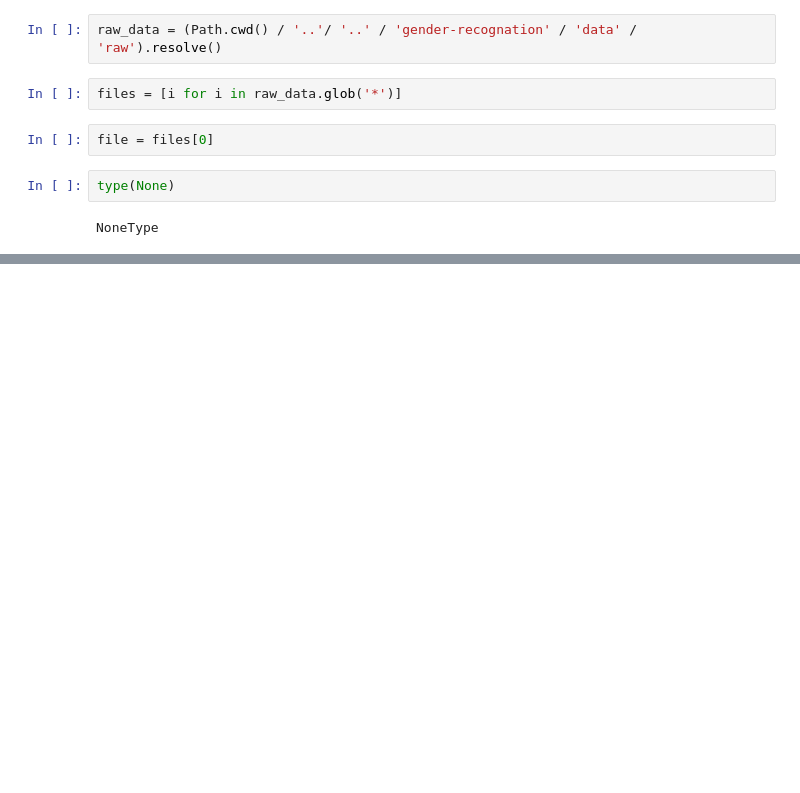
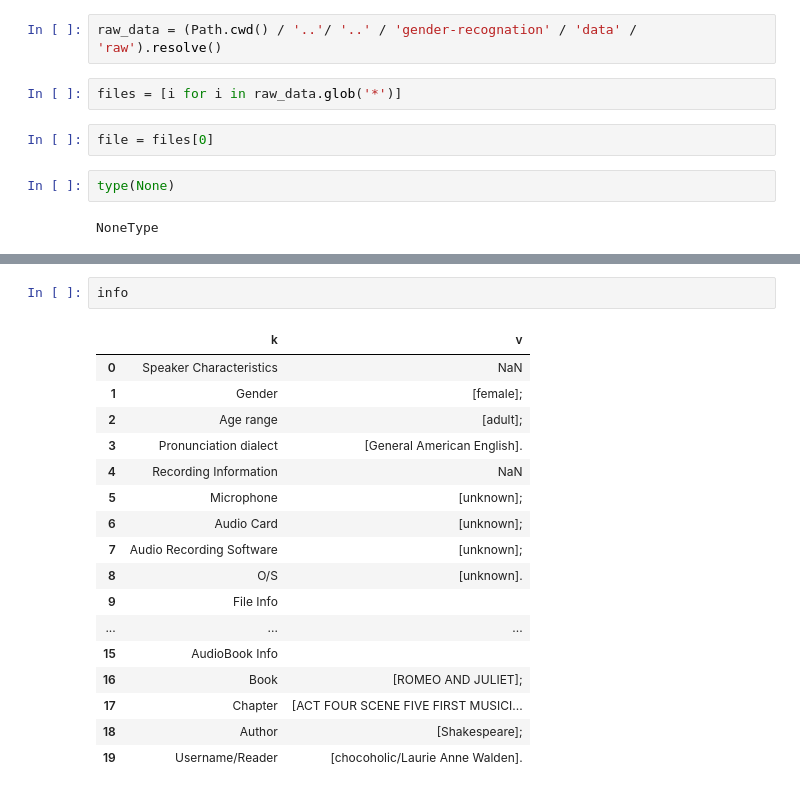
Before and after one commit to hadi-gharibi/gender-recognition-by-voice, a Jupyter notebook: explore/make_dataset/Untitled.ipynb, the cells around one changed output, grey strips where cells are left out. Saved outputs shown, nothing was run; the diff lists cells and outputs as text; blank space fills up the shorter version.

```diff
--- a/explore/make_dataset/Untitled.ipynb
+++ b/explore/make_dataset/Untitled.ipynb
@@ -47,0 +268,20 @@ df
+# %%
+info
+# %% [output]
+|  | k | v |
+| 0 | Speaker Characteristics | NaN |
+| 1 | Gender | [female]; |
+| 2 | Age range | [adult]; |
+| 3 | Pronunciation dialect | [General American English]. |
+| 4 | Recording Information | NaN |
+| 5 | Microphone | [unknown]; |
+| 6 | Audio Card | [unknown]; |
+| 7 | Audio Recording Software | [unknown]; |
+| 8 | O/S | [unknown]. |
+| 9 | File Info |  |
+| ... | ... | ... |
+| 15 | AudioBook Info |  |
+| 16 | Book | [ROMEO AND JULIET]; |
+| 17 | Chapter | [ACT FOUR SCENE FIVE FIRST MUSICI... |
+| 18 | Author | [Shakespeare]; |
+| 19 | Username/Reader | [chocoholic/Laurie Anne Walden]. |
```
Also changed, not shown: parts of 21 cells of this notebook, 1 other file.
